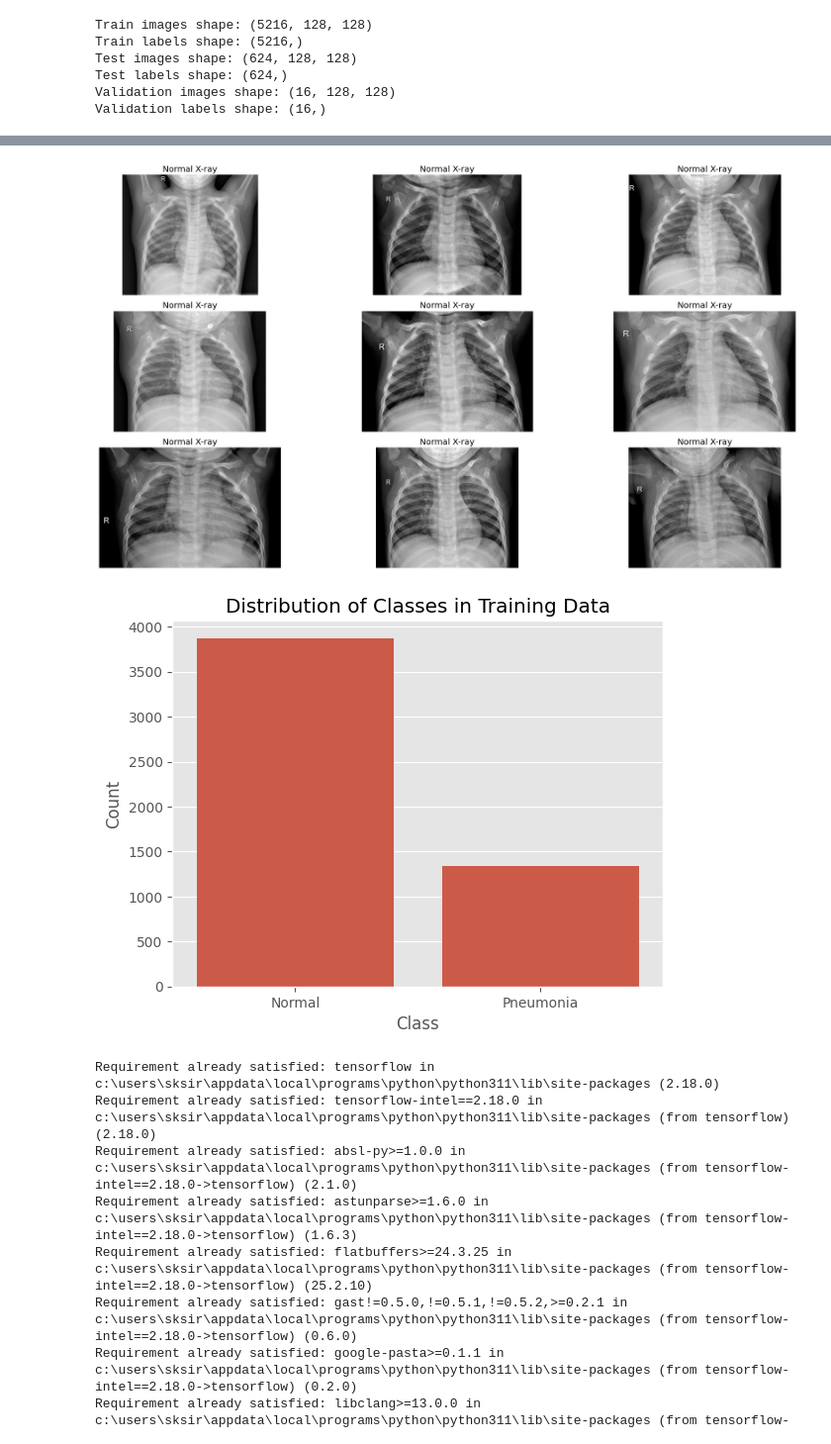
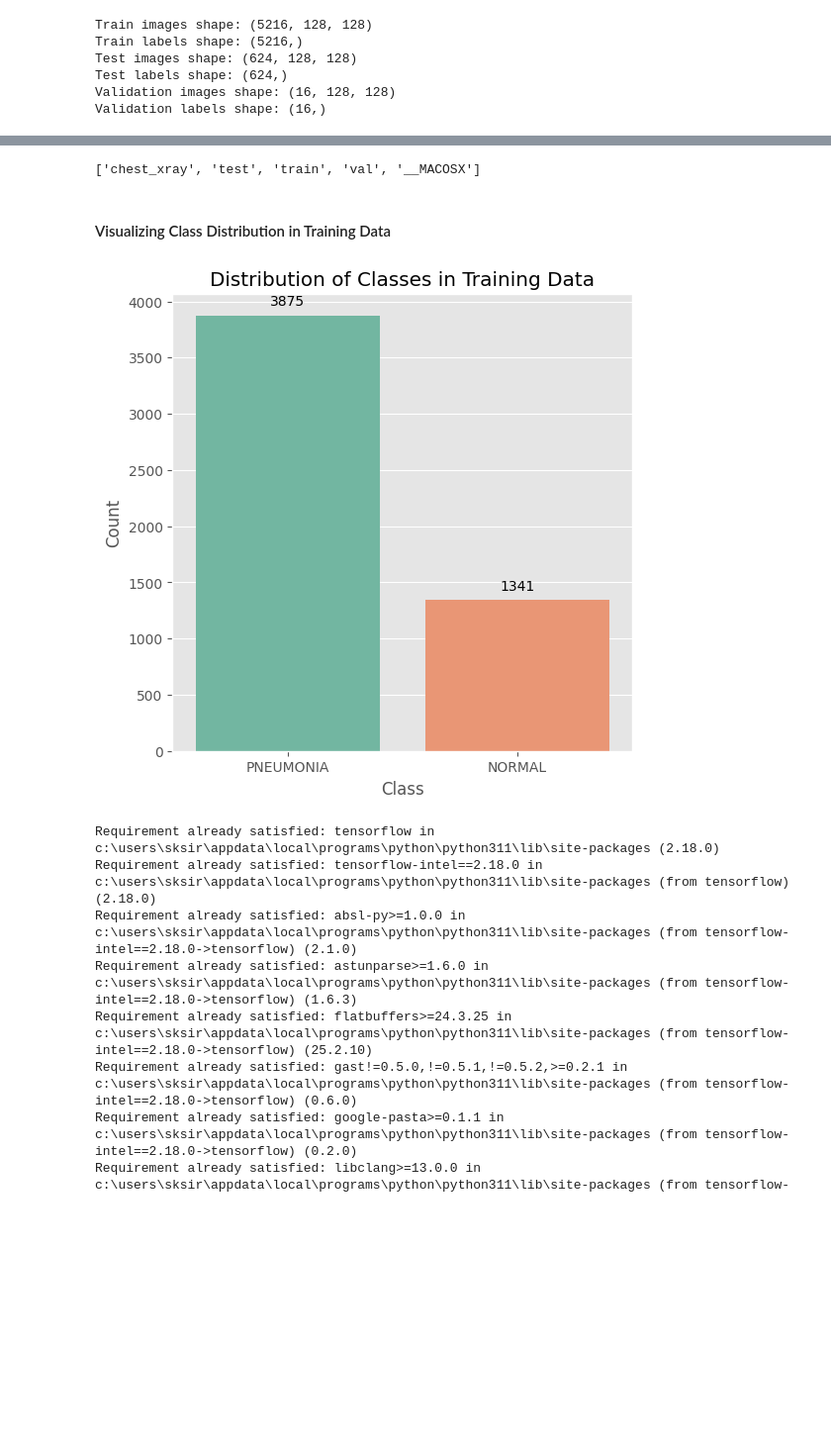
Before and after one commit to sherali02/PNEUMONIA-DETECTION, a Jupyter notebook: Pneumonia-Detection.ipynb, the cells around one changed output, grey strips where cells are left out. Shown at 99% size. Drawn from its saved outputs; the diff is of its cells as text; code cells hidden in the pictures; blank space fills up the shorter version.

```diff
--- a/Pneumonia-Detection.ipynb
+++ b/Pneumonia-Detection.ipynb
@@ -330,32 +241,40 @@ normal_dir = "chest_xray/train/NORMAL"
-# %%
-plt.figure(figsize=(20,10))
-
-for i in range(9):
-    plt.subplot(3,3, i+1)
-    img = plt.imread(os.path.join(normal_dir, normal[i]))
-    plt.imshow(img, cmap='gray')
-    plt.axis("off")
-    plt.title("Normal X-ray")
-plt.tight_layout()
-plt.show()
-# %% [output]
-[figure, old version]
-# %%
-import seaborn as sns
-import matplotlib.pyplot as plt
-
-# Map numeric labels to class names
-class_names = ["Normal", "Pneumonia"]
-listx = [class_names[label] for label in train_labels]
-
-# Plot the count plot
-sns.countplot(x=listx)
-plt.title("Distribution of Classes in Training Data")
-plt.xlabel("Class")
-plt.ylabel("Count")
-plt.show()
-# %% [output]
-[figure, removed]
+# %%
+import os
+print(os.listdir("chest_xray"))  # or os.listdir("chest_xray/chest_xray")
+# %% [output]
+['chest_xray', 'test', 'train', 'val', '__MACOSX']
+# %% [markdown]
+#### Visualizing Class Distribution in Training Data
+# %%
+import pandas as pd
+import seaborn as sns
+import matplotlib.pyplot as plt
+
+# Map numeric labels to class names
+class_names = ['PNEUMONIA', 'NORMAL']  # correct class order
+listx = [class_names[label] for label in train_labels]
+
+# Create a DataFrame
+df = pd.DataFrame({'Class': listx})
+
+# Plot the countplot
+plt.figure(figsize=(6,6))
+sns.countplot(data=df, x='Class', hue='Class', palette='Set2', legend=False)
+
+# Adding counts on top
+for p in plt.gca().patches:
+    plt.gca().annotate(f'{int(p.get_height())}',
+                       (p.get_x() + p.get_width() / 2., p.get_height()),
+                       ha='center', va='center',
+                       xytext=(0, 10),
+                       textcoords='offset points')
+
+plt.title("Distribution of Classes in Training Data")
+plt.xlabel("Class")
+plt.ylabel("Count")
+plt.show()
+# %% [output]
+[figure, added]
 # %%
 !pip install tensorflow
 # %% [output]
```
Also changed, not shown: parts of 52 cells of this notebook, 20 other files.
